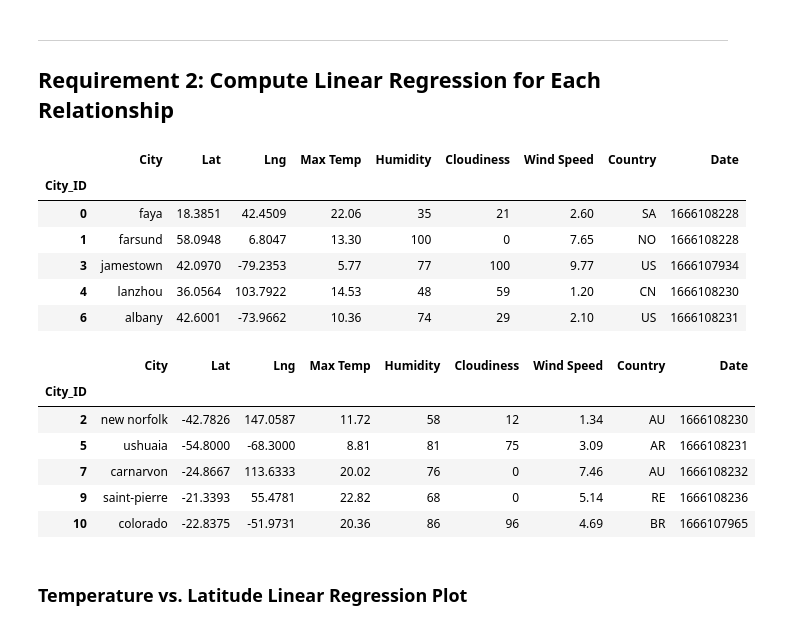
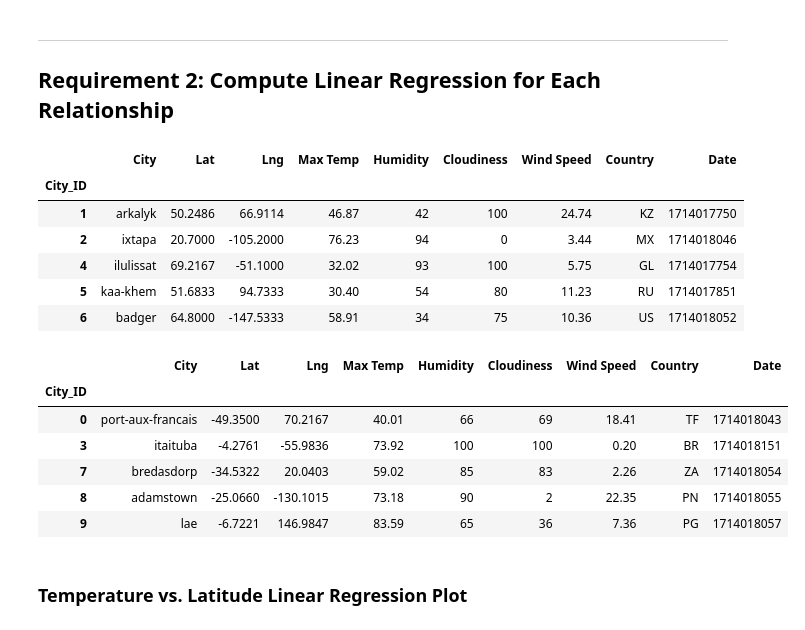
Before and after one commit to aortmeier20/python_api_challenge, a Jupyter notebook: WeatherPyAOEdit3.ipynb, the cells around one changed output. Cells and saved outputs as stored; diff of their text form; code cells hidden in the pictures.

```diff
--- a/WeatherPyAOEdit3.ipynb
+++ b/WeatherPyAOEdit3.ipynb
@@ -262,31 +270,31 @@ plt.show()
 # YOUR CODE HERE
 # %%
 # Create a DataFrame with the Northern Hemisphere data (Latitude >= 0)
-# YOUR CODE HERE
+northern_hemi_df = city_data_df.loc[(city_data_df["Lat"]) > 0]
 
 # Display sample data
 northern_hemi_df.head()
 # %% [output]
 |  | City | Lat | Lng | Max Temp | Humidity | Cloudiness | Wind Speed | Country | Date |
 | City_ID |  |  |  |  |  |  |  |  |  |
-| 0 | faya | 18.3851 | 42.4509 | 22.06 | 35 | 21 | 2.60 | SA | 1666108228 |
-| 1 | farsund | 58.0948 | 6.8047 | 13.30 | 100 | 0 | 7.65 | NO | 1666108228 |
-| 3 | jamestown | 42.0970 | -79.2353 | 5.77 | 77 | 100 | 9.77 | US | 1666107934 |
-| 4 | lanzhou | 36.0564 | 103.7922 | 14.53 | 48 | 59 | 1.20 | CN | 1666108230 |
-| 6 | albany | 42.6001 | -73.9662 | 10.36 | 74 | 29 | 2.10 | US | 1666108231 |
+| 1 | arkalyk | 50.2486 | 66.9114 | 46.87 | 42 | 100 | 24.74 | KZ | 1714017750 |
+| 2 | ixtapa | 20.7000 | -105.2000 | 76.23 | 94 | 0 | 3.44 | MX | 1714018046 |
+| 4 | ilulissat | 69.2167 | -51.1000 | 32.02 | 93 | 100 | 5.75 | GL | 1714017754 |
+| 5 | kaa-khem | 51.6833 | 94.7333 | 30.40 | 54 | 80 | 11.23 | RU | 1714017851 |
+| 6 | badger | 64.8000 | -147.5333 | 58.91 | 34 | 75 | 10.36 | US | 1714018052 |
 # %%
 # Create a DataFrame with the Southern Hemisphere data (Latitude < 0)
-# YOUR CODE HERE
+southern_hemi_df = city_data_df.loc[(city_data_df["Lat"]) < 0]
 
 # Display sample data
 southern_hemi_df.head()
 # %% [output]
 |  | City | Lat | Lng | Max Temp | Humidity | Cloudiness | Wind Speed | Country | Date |
 | City_ID |  |  |  |  |  |  |  |  |  |
-| 2 | new norfolk | -42.7826 | 147.0587 | 11.72 | 58 | 12 | 1.34 | AU | 1666108230 |
-| 5 | ushuaia | -54.8000 | -68.3000 | 8.81 | 81 | 75 | 3.09 | AR | 1666108231 |
-| 7 | carnarvon | -24.8667 | 113.6333 | 20.02 | 76 | 0 | 7.46 | AU | 1666108232 |
-| 9 | saint-pierre | -21.3393 | 55.4781 | 22.82 | 68 | 0 | 5.14 | RE | 1666108236 |
-| 10 | colorado | -22.8375 | -51.9731 | 20.36 | 86 | 96 | 4.69 | BR | 1666107965 |
+| 0 | port-aux-francais | -49.3500 | 70.2167 | 40.01 | 66 | 69 | 18.41 | TF | 1714018043 |
+| 3 | itaituba | -4.2761 | -55.9836 | 73.92 | 100 | 100 | 0.20 | BR | 1714018151 |
+| 7 | bredasdorp | -34.5322 | 20.0403 | 59.02 | 85 | 83 | 2.26 | ZA | 1714018054 |
+| 8 | adamstown | -25.0660 | -130.1015 | 73.18 | 90 | 2 | 22.35 | PN | 1714018055 |
+| 9 | lae | -6.7221 | 146.9847 | 83.59 | 65 | 36 | 7.36 | PG | 1714018057 |
 # %% [markdown]
 ###  Temperature vs. Latitude Linear Regression Plot
```
Also changed, not shown: parts of 24 cells of this notebook, 4 other files.
